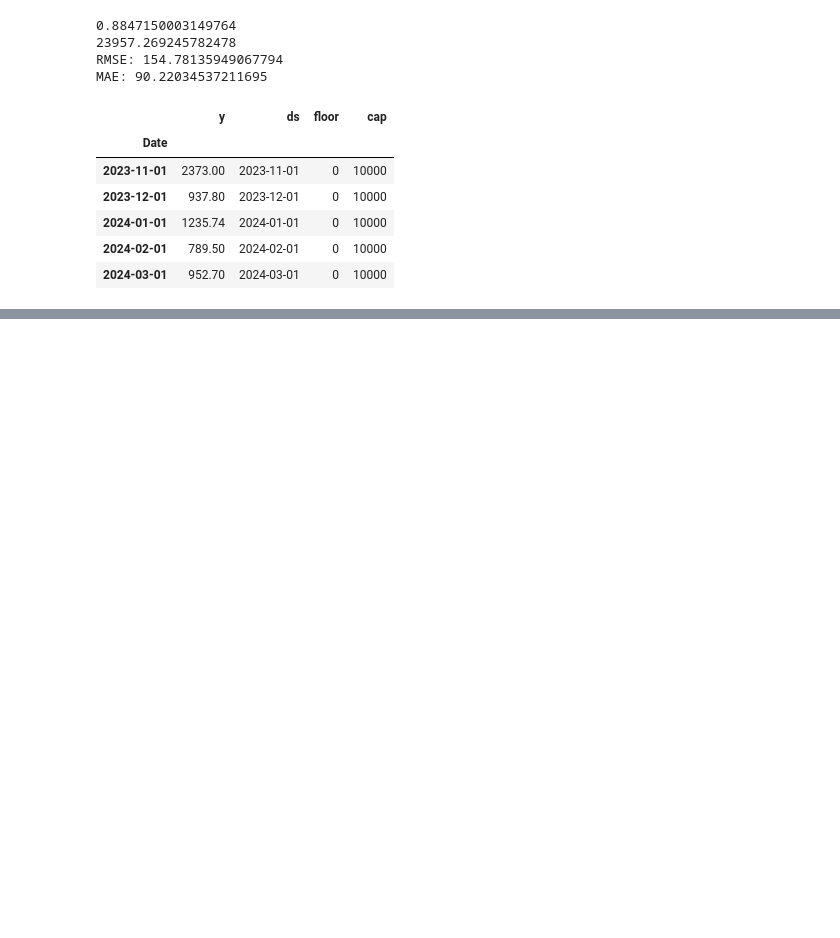
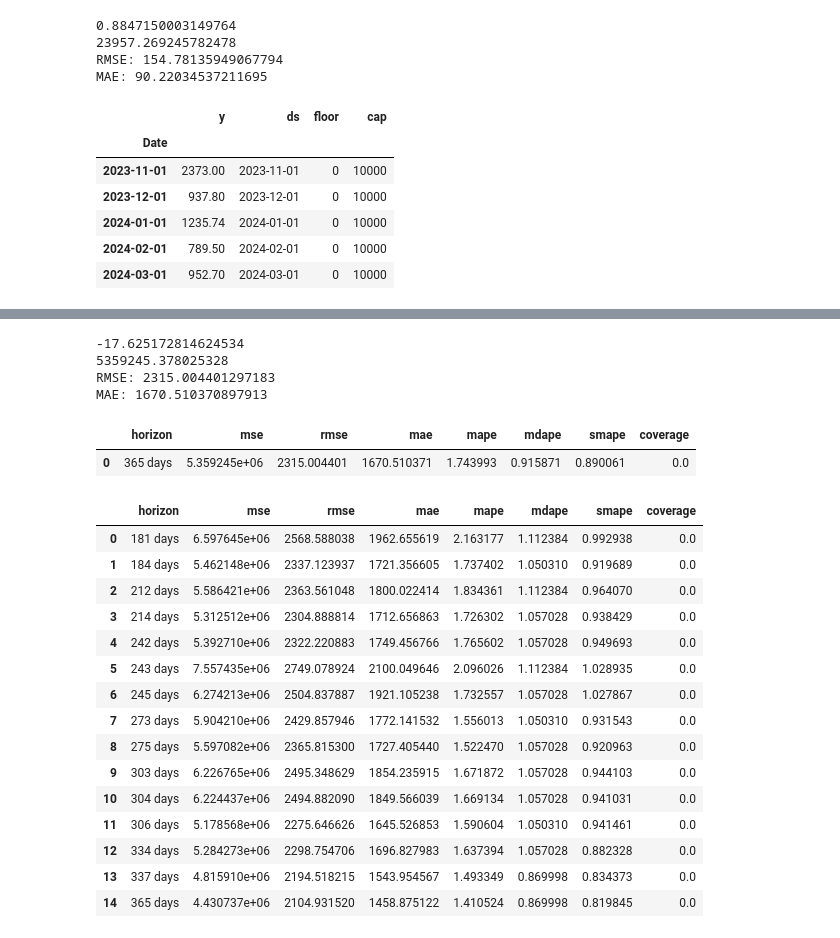
Before and after one commit to Mkranj/time_series_expenses, a Jupyter notebook: scripts/basic_timeseries.ipynb, the cells around one changed output, grey strips where cells are left out. Cells and saved outputs as stored; diff of their text form; code cells hidden in the pictures; blank space fills up the shorter version.

Commit message:
performance_metrics for CV

```diff
--- a/scripts/basic_timeseries.ipynb
+++ b/scripts/basic_timeseries.ipynb
@@ -238,0 +239,37 @@ cross_validated
+# %%
+# raw perfomance metrics - all rows
+
+print(r2_score(cross_validated.y, cross_validated.yhat))
+print(mean_squared_error(cross_validated.y, cross_validated.yhat))
+print(f"RMSE: {root_mean_squared_error(cross_validated.y, cross_validated.yhat)}")
+print(f"MAE: {mean_absolute_error(cross_validated.y, cross_validated.yhat)}")
+# %% [output]
+-17.625172814624534
+5359245.378025328
+RMSE: 2315.004401297183
+MAE: 1670.510370897913
+# %%
+from prophet.diagnostics import performance_metrics
+performance_metrics(cross_validated, rolling_window=1) # Same as above, all rows combined
+# %% [output]
+|  | horizon | mse | rmse | mae | mape | mdape | smape | coverage |
+| 0 | 365 days | 5.359245e+06 | 2315.004401 | 1670.510371 | 1.743993 | 0.915871 | 0.890061 | 0.0 |
+# %%
+performance_metrics(cross_validated, rolling_window=0.5)
+# %% [output]
+|  | horizon | mse | rmse | mae | mape | mdape | smape | coverage |
+| 0 | 181 days | 6.597645e+06 | 2568.588038 | 1962.655619 | 2.163177 | 1.112384 | 0.992938 | 0.0 |
+| 1 | 184 days | 5.462148e+06 | 2337.123937 | 1721.356605 | 1.737402 | 1.050310 | 0.919689 | 0.0 |
+| 2 | 212 days | 5.586421e+06 | 2363.561048 | 1800.022414 | 1.834361 | 1.112384 | 0.964070 | 0.0 |
+| 3 | 214 days | 5.312512e+06 | 2304.888814 | 1712.656863 | 1.726302 | 1.057028 | 0.938429 | 0.0 |
+| 4 | 242 days | 5.392710e+06 | 2322.220883 | 1749.456766 | 1.765602 | 1.057028 | 0.949693 | 0.0 |
+| 5 | 243 days | 7.557435e+06 | 2749.078924 | 2100.049646 | 2.096026 | 1.112384 | 1.028935 | 0.0 |
+| 6 | 245 days | 6.274213e+06 | 2504.837887 | 1921.105238 | 1.732557 | 1.057028 | 1.027867 | 0.0 |
+| 7 | 273 days | 5.904210e+06 | 2429.857946 | 1772.141532 | 1.556013 | 1.050310 | 0.931543 | 0.0 |
+| 8 | 275 days | 5.597082e+06 | 2365.815300 | 1727.405440 | 1.522470 | 1.057028 | 0.920963 | 0.0 |
+| 9 | 303 days | 6.226765e+06 | 2495.348629 | 1854.235915 | 1.671872 | 1.057028 | 0.944103 | 0.0 |
+| 10 | 304 days | 6.224437e+06 | 2494.882090 | 1849.566039 | 1.669134 | 1.057028 | 0.941031 | 0.0 |
+| 11 | 306 days | 5.178568e+06 | 2275.646626 | 1645.526853 | 1.590604 | 1.050310 | 0.941461 | 0.0 |
+| 12 | 334 days | 5.284273e+06 | 2298.754706 | 1696.827983 | 1.637394 | 1.057028 | 0.882328 | 0.0 |
+| 13 | 337 days | 4.815910e+06 | 2194.518215 | 1543.954567 | 1.493349 | 0.869998 | 0.834373 | 0.0 |
+| 14 | 365 days | 4.430737e+06 | 2104.931520 | 1458.875122 | 1.410524 | 0.869998 | 0.819845 | 0.0 |
```
Also changed, not shown: parts of 6 cells of this notebook.
